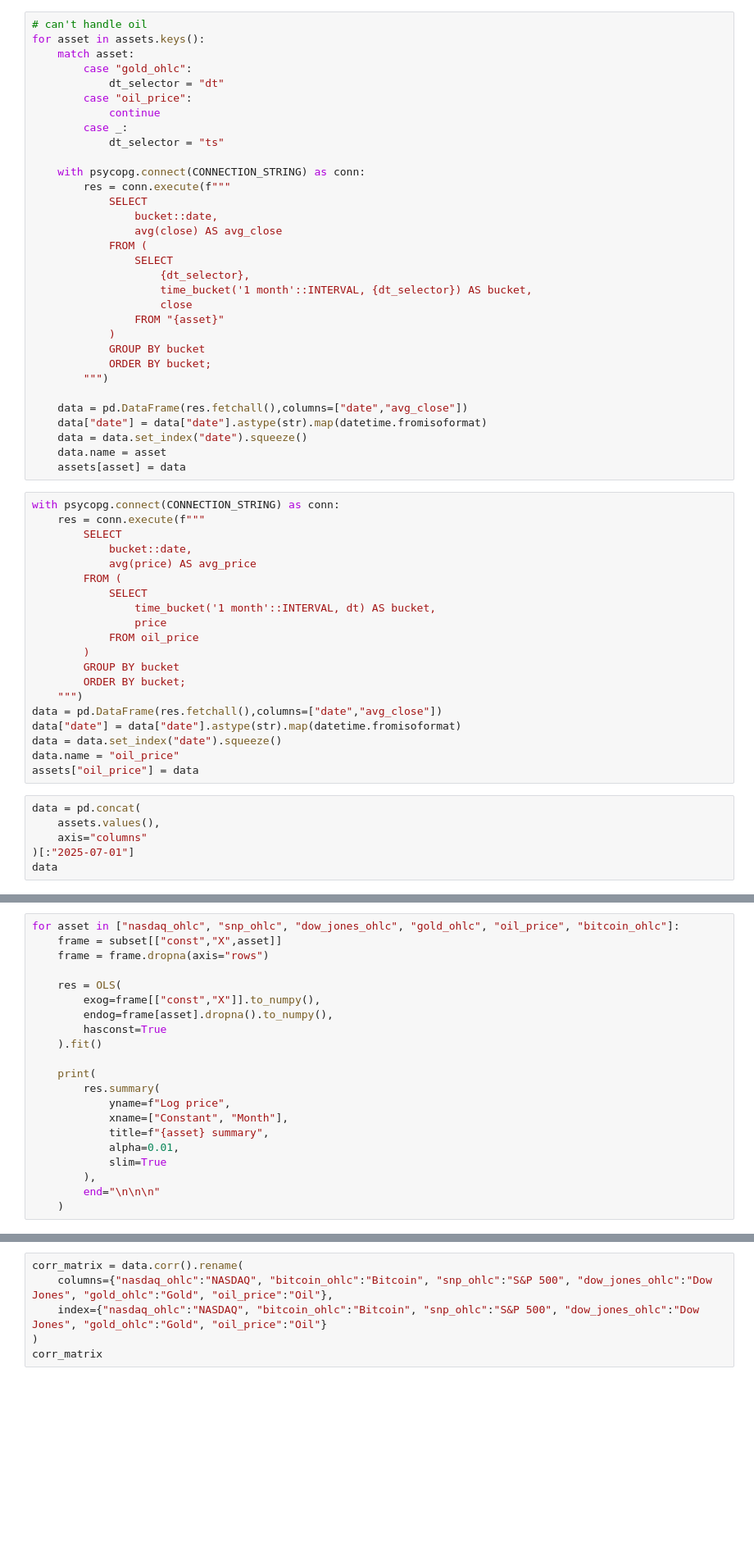
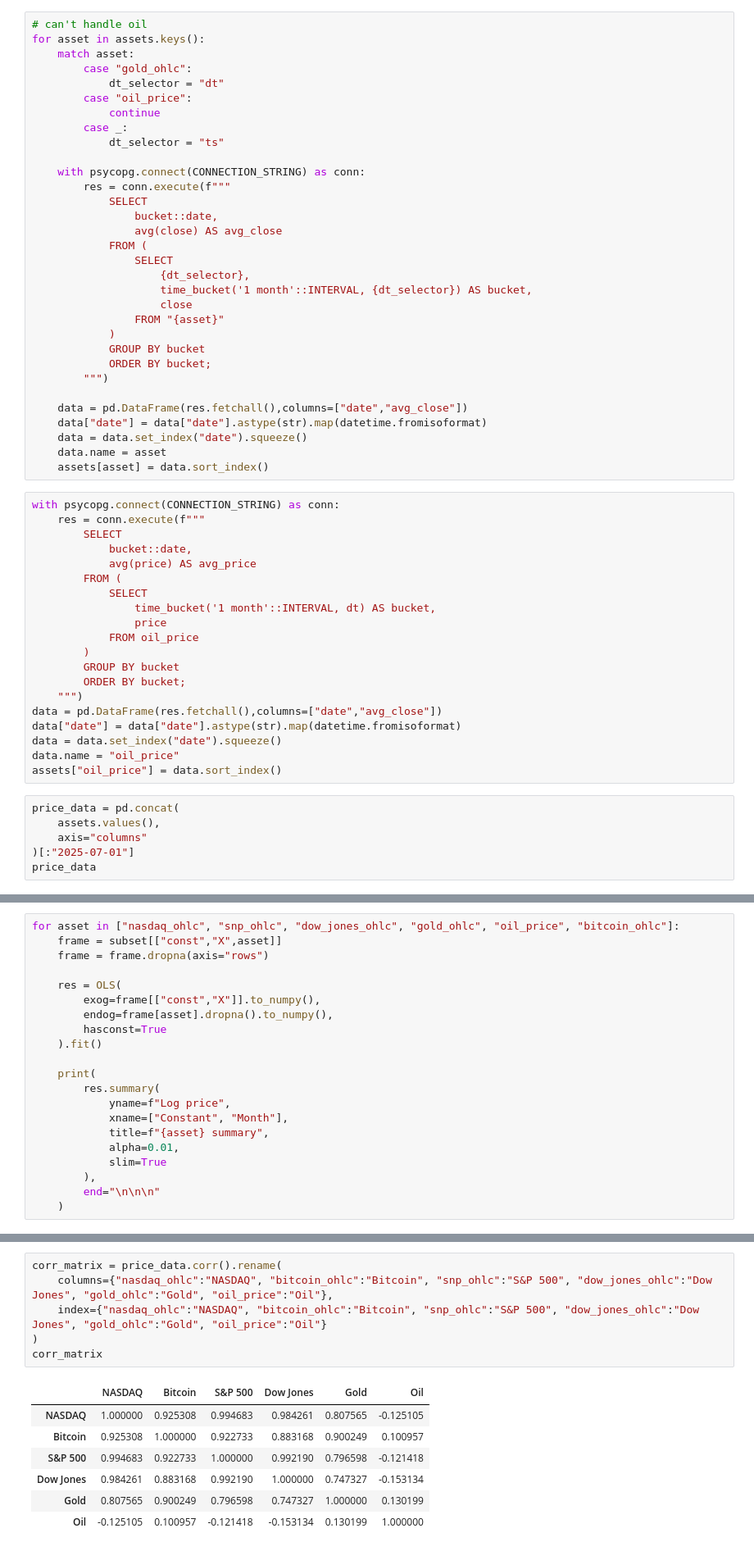
Before and after one commit to Michael-Kornilich/bitcoin_project, a Jupyter notebook: phase1/analysis.ipynb, the cells around one changed output, grey strips where cells are left out. Shown at 82% size. Saved outputs shown, nothing was run; the diff lists cells and outputs as text; blank space fills up the shorter version.

```diff
--- a/phase1/analysis.ipynb
+++ b/phase1/analysis.ipynb
@@ -62,7 +62,7 @@ for asset in assets.keys():
     data["date"] = data["date"].astype(str).map(datetime.fromisoformat)
     data = data.set_index("date").squeeze()
     data.name = asset
-    assets[asset] = data
+    assets[asset] = data.sort_index()
 # %%
 with psycopg.connect(CONNECTION_STRING) as conn:
     res = conn.execute(f"""
@@ -82,13 +82,13 @@ data = pd.DataFrame(res.fetchall(),columns=["date","avg_close"])
 data["date"] = data["date"].astype(str).map(datetime.fromisoformat)
 data = data.set_index("date").squeeze()
 data.name = "oil_price"
-assets["oil_price"] = data
+assets["oil_price"] = data.sort_index()
 # %%
-data = pd.concat(
+price_data = pd.concat(
     assets.values(),
     axis="columns"
 )[:"2025-07-01"]
-data
+price_data
 # %% [output]
 |  | nasdaq_ohlc | bitcoin_ohlc | snp_ohlc | dow_jones_ohlc | gold_ohlc | oil_price |
 | date |  |  |  |  |  |  |
@@ -288,9 +496,17 @@ for asset in ["nasdaq_ohlc", "snp_ohlc", "dow_jones_ohlc", "gold_ohlc", "oil_pri
 # %%
-corr_matrix = data.corr().rename(
+corr_matrix = price_data.corr().rename(
     columns={"nasdaq_ohlc":"NASDAQ", "bitcoin_ohlc":"Bitcoin", "snp_ohlc":"S&P 500", "dow_jones_ohlc":"Dow Jones", "gold_ohlc":"Gold", "oil_price":"Oil"},
     index={"nasdaq_ohlc":"NASDAQ", "bitcoin_ohlc":"Bitcoin", "snp_ohlc":"S&P 500", "dow_jones_ohlc":"Dow Jones", "gold_ohlc":"Gold", "oil_price":"Oil"}
 )
 corr_matrix
+# %% [output]
+|  | NASDAQ | Bitcoin | S&P 500 | Dow Jones | Gold | Oil |
+| NASDAQ | 1.000000 | 0.925308 | 0.994683 | 0.984261 | 0.807565 | -0.125105 |
+| Bitcoin | 0.925308 | 1.000000 | 0.922733 | 0.883168 | 0.900249 | 0.100957 |
+| S&P 500 | 0.994683 | 0.922733 | 1.000000 | 0.992190 | 0.796598 | -0.121418 |
+| Dow Jones | 0.984261 | 0.883168 | 0.992190 | 1.000000 | 0.747327 | -0.153134 |
+| Gold | 0.807565 | 0.900249 | 0.796598 | 0.747327 | 1.000000 | 0.130199 |
+| Oil | -0.125105 | 0.100957 | -0.121418 | -0.153134 | 0.130199 | 1.000000 |
 # %%
 # source https://matplotlib.org/stable/gallery/images_contours_and_fields/image_annotated_heatmap.html
 index = corr_matrix.index
```
Also changed, not shown: parts of 18 cells of this notebook.
